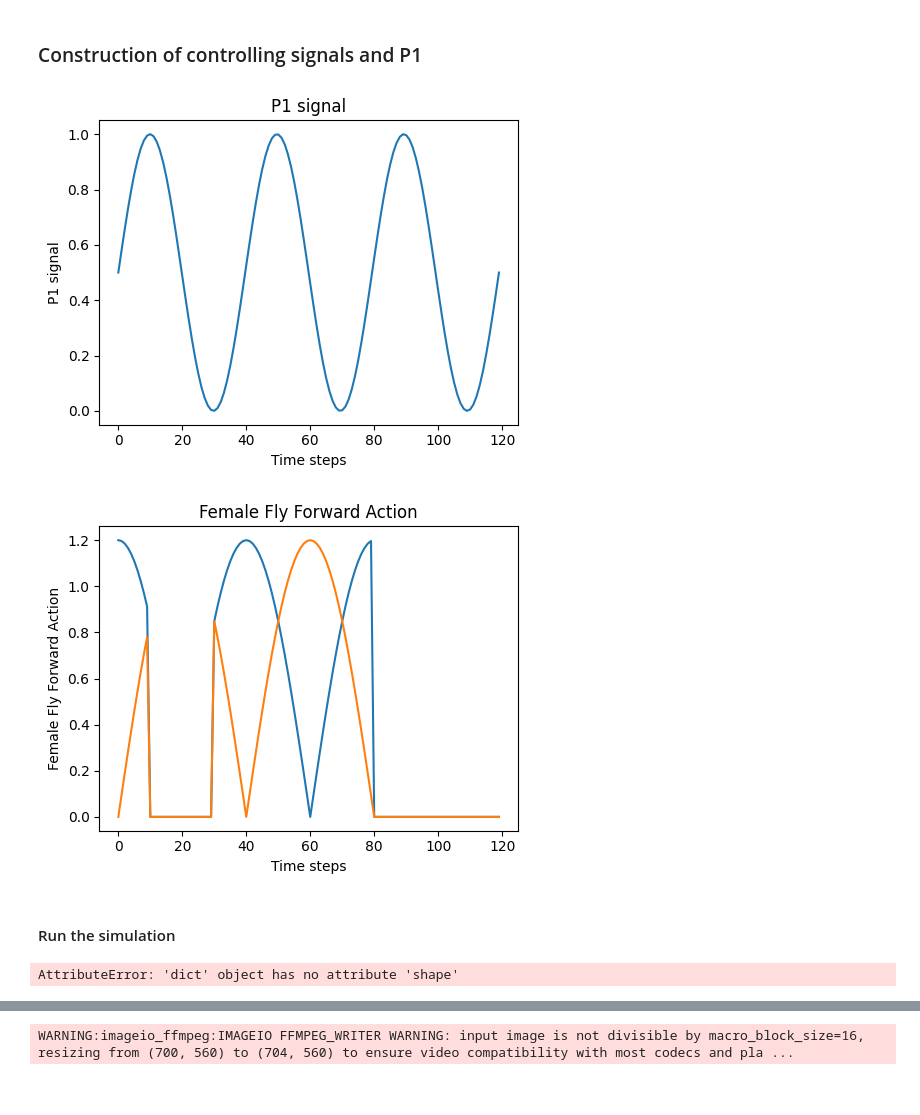
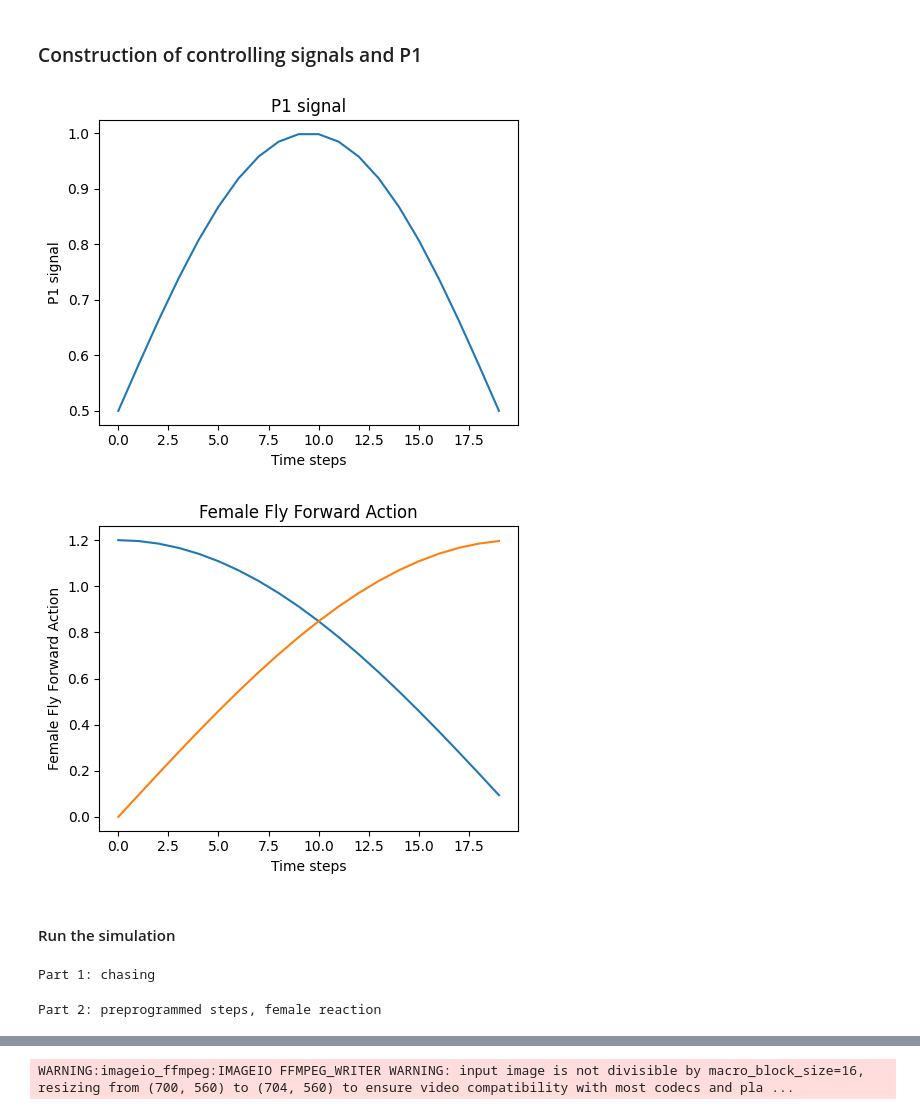
Before and after one commit to AndyPiantoni/ControlBehavProject, a Jupyter notebook: chasing-Andy-Adding IVALU.ipynb, the cells around one changed output, grey strips where cells are left out. Drawn from its saved outputs; the diff is of its cells as text; code cells hidden in the pictures.

Commit message:
workign merge of chasing and actuated joints

```diff
--- a/chasing-Andy-Adding IVALU.ipynb
+++ b/chasing-Andy-Adding IVALU.ipynb
@@ -38,7 +39,7 @@ odor_gains = np.array([-100, 100])
 # %%
 timestep = 1e-4
 decision_interval = 0.05
-run_time = 6
+run_time = 1
 
 fly0 = OdorTaxisFly(  # This is the "chasing" fly (aka male fly)
     name="male",
@@ -52,7 +53,7 @@ fly0 = OdorTaxisFly(  # This is the "chasing" fly (aka male fly)
 )
 
 
-fly1 = HybridTurningFly(  # This is the "chased" fly (aka female fly)
+fly1 = FemaleDecisionHybriTurnFly(  # This is the "chased" fly (aka female fly)
     name="female",
     timestep=timestep,
     enable_adhesion=True,
@@ -156,32 +157,32 @@ def plot_signal(p1_signal, name: str):
 p1_signal = p1_control_signal(run_time, decision_interval)
 plot_signal(p1_signal, "P1 signal")
 # %% [output]
-[figure, old version]
+[figure, new version]
 # %%
 num_decision_steps = int(run_time / decision_interval)
 physics_steps_per_decision_step = int(decision_interval / timestep)
 
 t = np.arange(0, run_time, decision_interval)
 
 fly1_actions = (
     np.column_stack(
         [
             np.abs(np.cos(t * np.pi / 2)),
             np.abs(np.sin(t * np.pi / 2)),
         ]
     )
     * 1.2
 )
 
-# set the last 2s of the actions to 0
-fly1_actions[int((run_time-2) / decision_interval) :, :] = 0
+# # set the last 2s of the actions to 0
+# fly1_actions[int((run_time-2) / decision_interval) :, :] = 0
 
-# Let the fly stop after 0.5 seconds for 1 seconds
-fly1_actions[int(0.5 / decision_interval) : int(1.5 / decision_interval), :] = 0
+# # Let the fly stop after 0.5 seconds for 1 seconds
+# fly1_actions[int(0.5 / decision_interval) : int(1.5 / decision_interval), :] = 0
 
 plot_signal(fly1_actions, "Female Fly Forward Action")
 # %% [output]
-[figure, old version]
+[figure, new version]
 # %% [markdown]
 #### Run the simulation
 # %%
@@ -202,40 +203,30 @@ control_signal = np.zeros(odor_dimensions)
 obs_history = []
 odor_source_hist = []
 
+fly1.hybrid_turning = True
 
 obs, _ = sim.reset(seed=seed)
+print("Part 1: chasing")
 for i in trange(num_decision_steps):
 
-    #********************************************************************************************************************
+    #**********************************************************************************
     #female_state = "reject"
-    female_state = "accept"
+    # female_state = "accept"
     #female_state = "fly_nearby"
-    #female_state = "no_fly_nearby"
-    if female_state == "reject" or "accept":
+    female_state = "no_fly_nearby"
+    if female_state == "reject" or female_state == "accept":
         break
 
 
-    #********************************************************************************************************************
-
-
-
-
+    #**********************************************************************************
 
     control_signal = fly0.process_odor_intensities(obs["male"]["odor_intensity"])
     control_signal *= p1_signal[i]
 
     for j in range(physics_steps_per_decision_step):
-
-
-
-
-
         #********************************************************************************************************************
-
-
-
         if female_state == "reject":
-            ...
+            pass
         elif female_state == "accept":
             break
         elif female_state == "fly_nearby" or female_state == "no_fly_nearby":
@@ -245,29 +236,14 @@ for i in trange(num_decision_steps):
                 "female": fly1_actions[i],
             }
             )
-
-        # obs, _, _, _, info = sim.step(
-        # {
-        #     "male": control_signal,
-        #     "female": fly1_actions[i],
-        # }
-        # )
-
         #********************************************************************************************************************
-
-
-
-
-
-
-
 
         #To bind the odor source position to a fly position
         for j, name in enumerate(fly_names):
             arena.odor_source[j] = obs[name]["fly"][0]
 
         if render:
-            #THIS PART IS TO MAKE THE SECOND CAMERA FOLLOW THE CENTER OF MASS OF THE FLY ------------------------------------------------
+            #THIS PART IS TO MAKE THE SECOND CAMERA FOLLOW THE CENTER OF MASS OF THE FLY -----------
             render_res = sim.render()[0]
 
             if render_res is not None:
@@ -302,15 +278,15 @@ for i in trange(num_decision_steps):
                     thickness=1,
                 )
                 second_cam_frames.append(second_img)
-                #------------------------------------------------------------------------------------------------
+                #----------------------------------------------------------------------
 
         odor_source_hist.append(arena.odor_source.copy())
         obs_history.append(obs)
 
-#********************************************************************************************************************
+#**************************************************************************************
 
 fly0.odor_turning = False
-fly1.hybrid_turning = False
+fly1.hybrid_turning = True
 
 preprogrammed_steps=PreprogrammedSteps()
 swing_periods = preprogrammed_steps.swing_period
@@ -337,7 +313,8 @@ adhesion_action = np.array([0.0 if leg.endswith("F") else 1.0 for leg in legs])
 
 all_joint_angles = []
 
-for i in range(target_num_steps):
+print("Part 2: preprogrammed steps, female reaction")
+for i in trange(target_num_steps):
     joint_angles = []
     for leg in legs:
         if leg.endswith("F"):
@@ -366,7 +343,7 @@ for i in range(target_num_steps):
     obs, _, _, _, info = sim.step(
     {
         "male": action,
-        "female": action,
+        "female": np.zeros(2),
     }
     )
 
@@ -411,7 +388,8 @@ for i in range(target_num_steps):
     odor_source_hist.append(arena.odor_source.copy())
     obs_history.append(obs)
 # %% [output]
-AttributeError: 'dict' object has no attribute 'shape'
+Part 1: chasing
+Part 2: preprogrammed steps, female reaction
 # %%
 # plot the odor source trajectory vs fly trajectory
 import matplotlib.pyplot as plt
```
Also changed, not shown: parts of 6 cells of this notebook.
